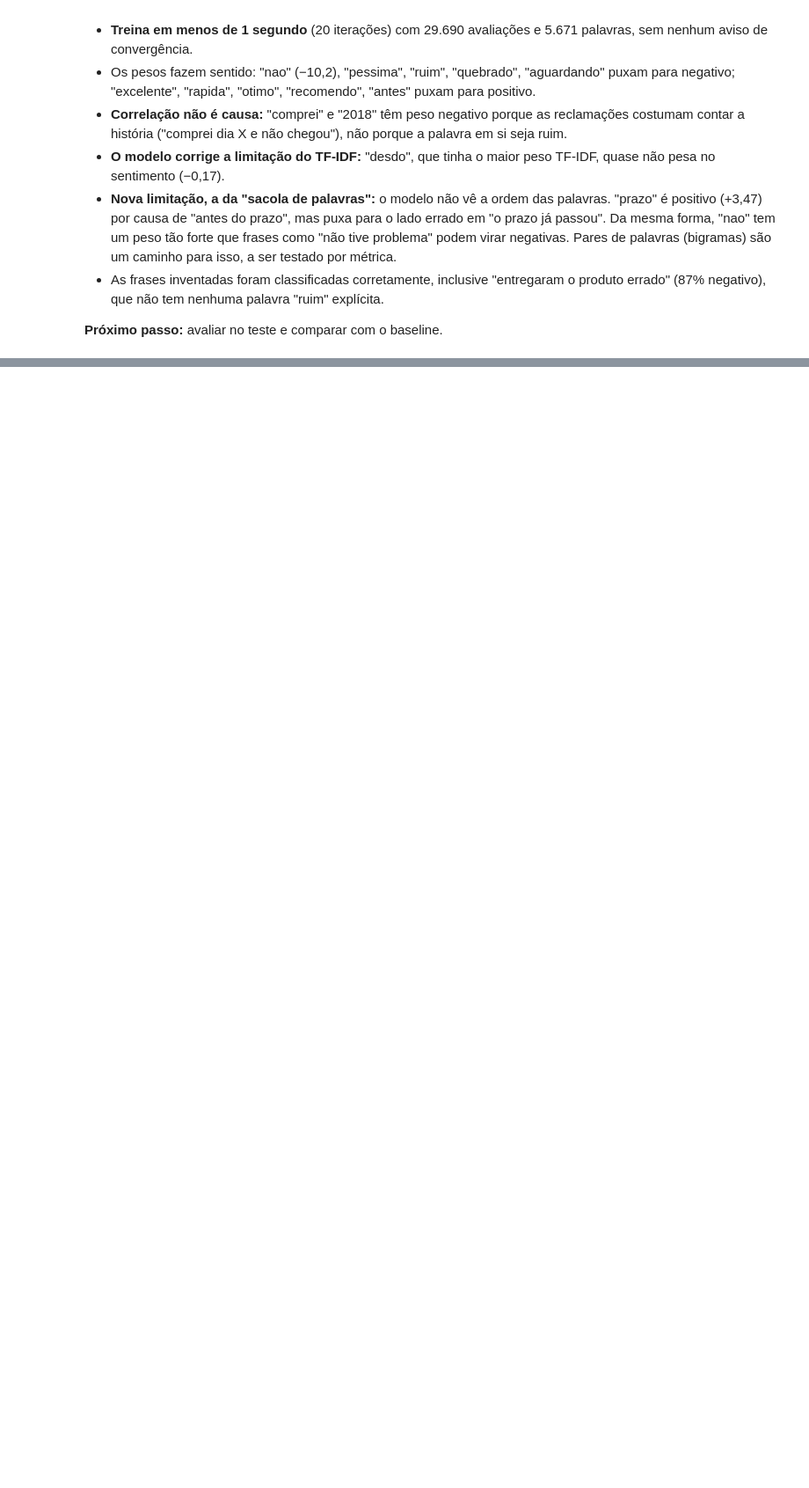
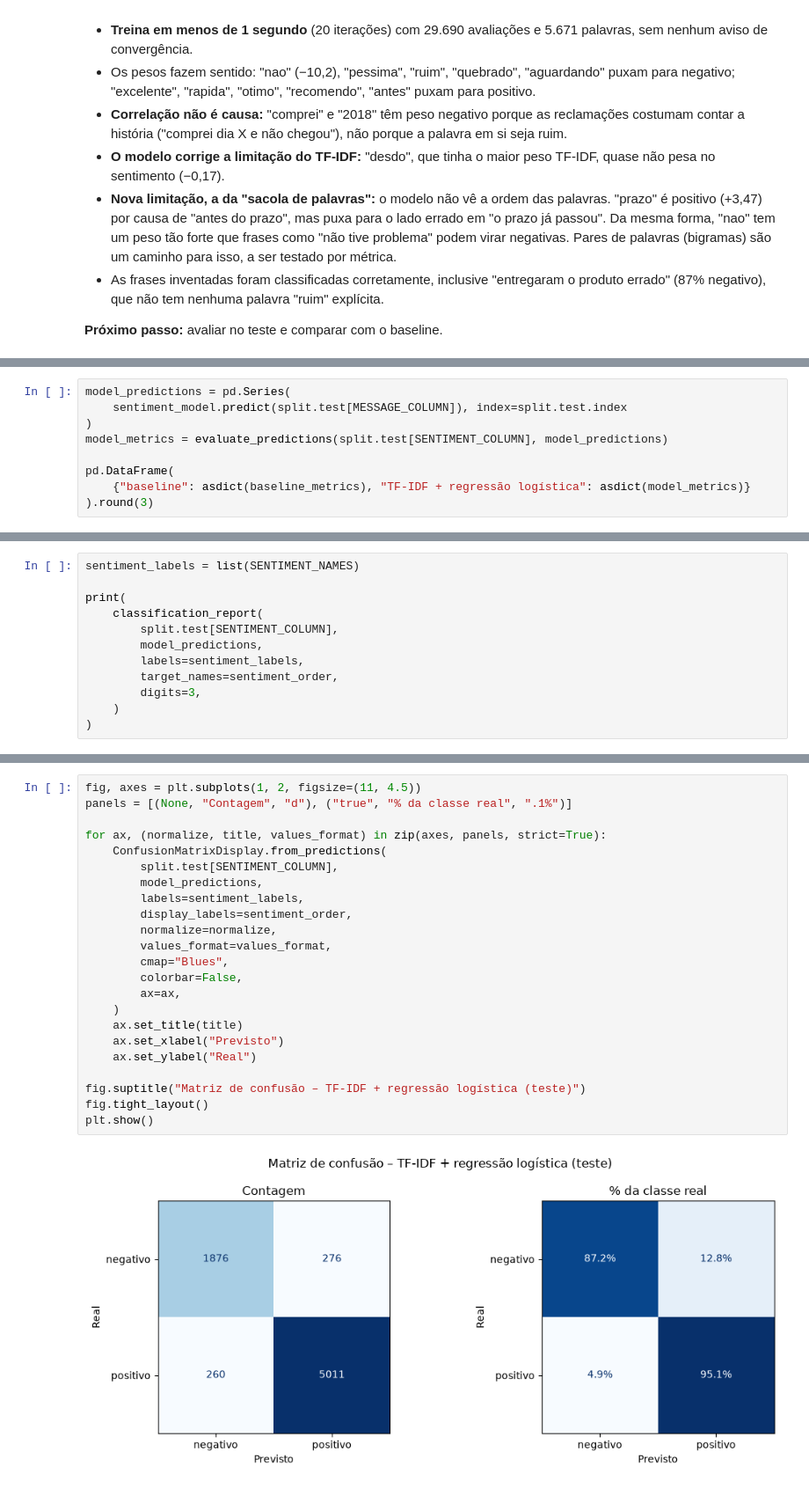
Before and after one commit to baxelin/delivery-ai, a Jupyter notebook: notebooks/v1_sentimento.ipynb, the cells around one changed output, grey strips where cells are left out. Shown at 88% size. Saved outputs shown, nothing was run; the diff lists cells and outputs as text; blank space fills up the shorter version.

Commit message:
feat: avalia modelo TF-IDF no teste na v1

```diff
--- a/notebooks/v1_sentimento.ipynb
+++ b/notebooks/v1_sentimento.ipynb
@@ -642,0 +648,9 @@ pd.DataFrame(
+# %%
+model_predictions = pd.Series(
+    sentiment_model.predict(split.test[MESSAGE_COLUMN]), index=split.test.index
+)
+model_metrics = evaluate_predictions(split.test[SENTIMENT_COLUMN], model_predictions)
+
+pd.DataFrame(
+    {"baseline": asdict(baseline_metrics), "TF-IDF + regressão logística": asdict(model_metrics)}
+).round(3)
@@ -642,0 +668,12 @@ pd.DataFrame(
+# %%
+sentiment_labels = list(SENTIMENT_NAMES)
+
+print(
+    classification_report(
+        split.test[SENTIMENT_COLUMN],
+        model_predictions,
+        labels=sentiment_labels,
+        target_names=sentiment_order,
+        digits=3,
+    )
+)
@@ -642,0 +693,25 @@ pd.DataFrame(
+# %%
+fig, axes = plt.subplots(1, 2, figsize=(11, 4.5))
+panels = [(None, "Contagem", "d"), ("true", "% da classe real", ".1%")]
+
+for ax, (normalize, title, values_format) in zip(axes, panels, strict=True):
+    ConfusionMatrixDisplay.from_predictions(
+        split.test[SENTIMENT_COLUMN],
+        model_predictions,
+        labels=sentiment_labels,
+        display_labels=sentiment_order,
+        normalize=normalize,
+        values_format=values_format,
+        cmap="Blues",
+        colorbar=False,
+        ax=ax,
+    )
+    ax.set_title(title)
+    ax.set_xlabel("Previsto")
+    ax.set_ylabel("Real")
+
+fig.suptitle("Matriz de confusão – TF-IDF + regressão logística (teste)")
+fig.tight_layout()
+plt.show()
+# %% [output]
+[figure, added]
```
Also changed, not shown: parts of 10 cells of this notebook.
